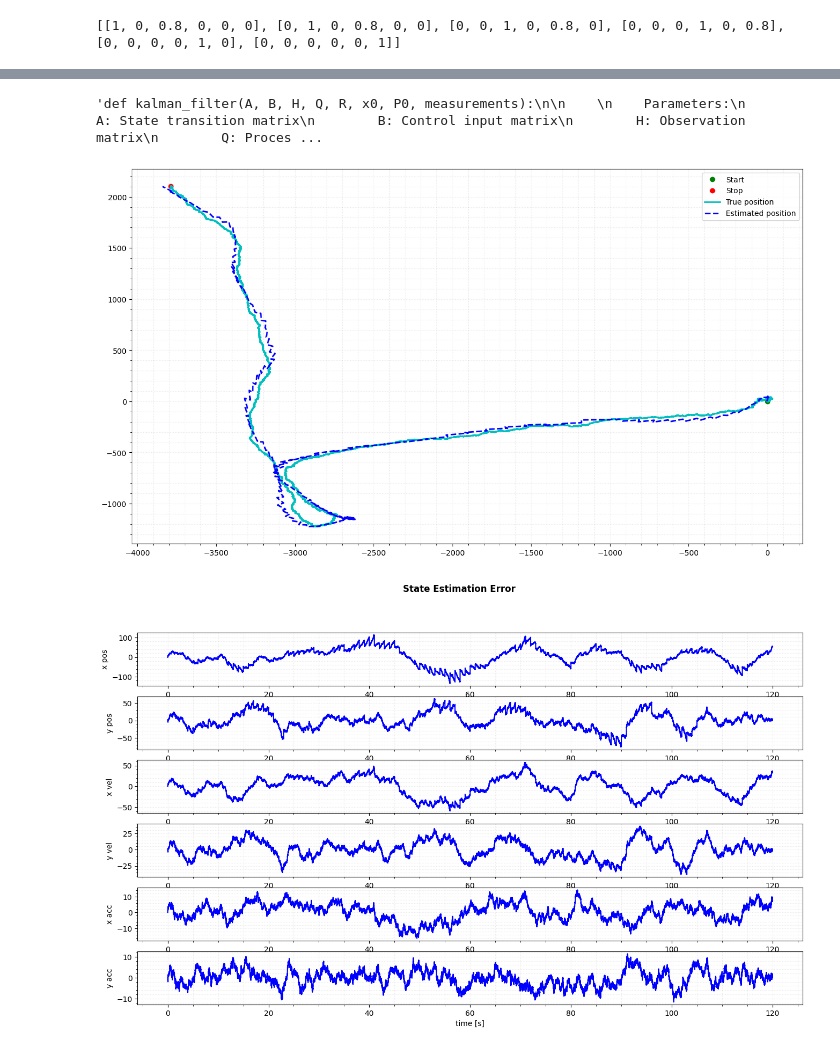
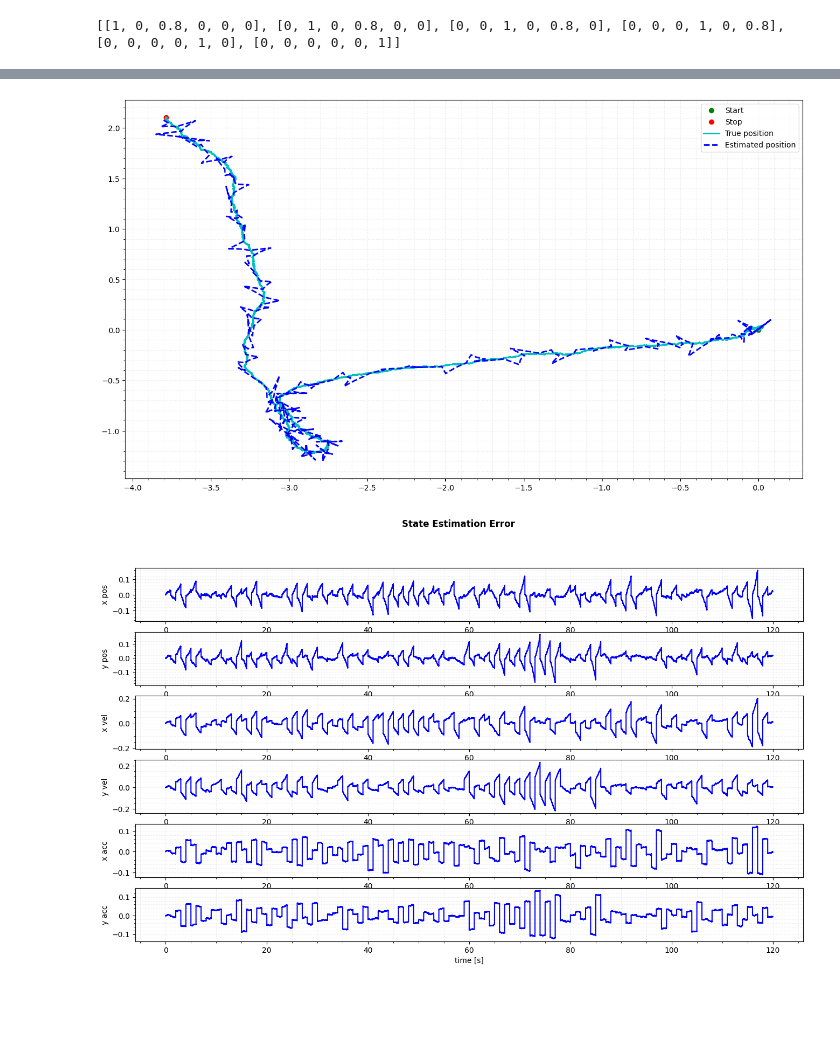
Before and after one commit to ethanw24/495FinalProject, a Jupyter notebook: FinalProject.ipynb, the cells around one changed output, grey strips where cells are left out. Cells and saved outputs as stored; diff of their text form; code cells hidden in the pictures; blank space fills up the shorter version.

```diff
--- a/FinalProject.ipynb
+++ b/FinalProject.ipynb
@@ -244,64 +231,3 @@ Text(0.5, 1.0, 'Decoded Spikes = Neural Representation of Input')
-# %%
-"""def kalman_filter(A, B, H, Q, R, x0, P0, measurements):
-
-
-    Parameters:
-        A: State transition matrix
-        B: Control input matrix
-        H: Observation matrix
-        Q: Process noise covariance matrix
-        R: Measurement noise covariance matrix
-        x0: Initial state estimate
-        P0: Initial error covariance matrix
-        measurements: Array of measurements
-
-    Returns:
-        array: Filtered state estimates
-
-    n = A.shape[0]  # State vector size
-    m = len(measurements)  # Number of measurements
-
-    # Initialize variables
-    x = x0
-    P = P0
-    filtered_states = []
-
-    for measurement in measurements:
-        # Predict
-        x = A.dot(x)                            #state transition
-        P = A.dot(P).dot(A.T) + Q               #covariance extrapolation
-
-        # Update
-        y = measurement - H.dot(x)              #interior of state update
-        S = H.dot(P).dot(H.T) + R               #interior of Kalman Gain
-        K = P.dot(H.T).dot(np.linalg.inv(S))    #Kalman Gain
-        x = x + K.dot(y)                        #state update
-        P = (np.eye(n) - K.dot(H)).dot(P)       #covariance update
-
-        filtered_states.append(x)
-
-    return np.array(filtered_states)
-
-# Example
-# Define system matrices
-A = np.array([[1, 1],
-              [0, 1]])
-B = np.eye(2)  # Assume no control input
-H = np.array([[1, 0]])
-Q = np.eye(2) * 0.1
-R = np.array([[0.1]])
-x0 = np.array([0, 0])
-P0 = np.eye(2) * 10
-
-measurements = np.array([1, 2, 3, 4, 5]) #example
-
-# Perform Kalman filtering
-filtered_states = kalman_filter(A, B, H, Q, R, x0, P0, measurements)
-
-print("Filtered states:")
-print(filtered_states)"""
-# %% [output]
-'def kalman_filter(A, B, H, Q, R, x0, P0, measurements):\n\n    \n    Parameters:\n        A: State transition matrix\n        B: Control input matrix\n        H: Observation matrix\n        Q: Proces ...
 # %%
 """
 This script runs an example Kalman filter using truth data from a CSV.
@@ -366,13 +292,14 @@ qd_matrix = generate_qd(a_matrix, b_matrix, q_matrix, dt)
 # This is a 2 x 6 to produce a 2D position measurement z = Hx where z is 2x1 and x is 6x1
 meas_matrix = np.array([[1, 0, 0, 0, 0, 0], [0, 1, 0, 0, 0, 0]])
 # This is a 2 x 2 to specify the covariance (uncertainty) in the GPS position measurements (in meters squared)
-meas_uncertainty = np.array([[10**2, 0], [0, 10**2]])
+meas_uncertainty = np.array([[0.01**2, 0], [0, 0.01**2]])
 # How often do we want to update with GPS position measurements?
 meas_interval = 1  # seconds
 
 # Import data
 filename = "kf_true_trajectory 2.csv"
-df = pd.read_csv(filename).set_index("t")
+df = pd.read_csv(filename).set_index("t") / 1000
+
 
 # Initialize states and uncertainty
 state = df.loc[0].to_numpy()
@@ -442,32 +369,32 @@ ax.plot(
     state_history[:, 0],
     state_history[:, 1],
     "b--",
     label="Estimated position",
     linewidth=2,
 )
 ax.legend()
 ax.grid(which="minor", alpha=0.3, linestyle=":")
 ax.grid(which="major", alpha=0.3, linestyle=":")
 ax.minorticks_on()
 plt.show()
 ax.set_title("Kalman Filter Example", fontweight="bold")
 ax.set_xlabel("x position [m]")
 ax.set_ylabel("y position [m]")
 
 # Now plot the error (true - estimated) for each state vs. time
 fig = plt.figure(figsize=(16, 9))
 fig.suptitle("State Estimation Error", fontweight="bold")
 state_names = ["x pos", "y pos", "x vel", "y vel", "x acc", "y acc"]
 for count, label in enumerate(state_names):
     ax = fig.add_subplot(6, 1, count + 1)
     error = true_state_history[:, count] - state_history[:, count]
     ax.plot(times, error, "b-")
     ax.set_ylabel(label)
     ax.grid(which="minor", alpha=0.3, linestyle=":")
     ax.grid(which="major", alpha=0.3, linestyle=":")
     ax.minorticks_on()
     if count == (len(state) - 1):
         ax.set_xlabel("time [s]")
 # %% [output]
-[figure, old version]
+[figure, new version]
-[figure, old version]
+[figure, new version]
```
Also changed, not shown: parts of 10 cells of this notebook, 5 other files.
